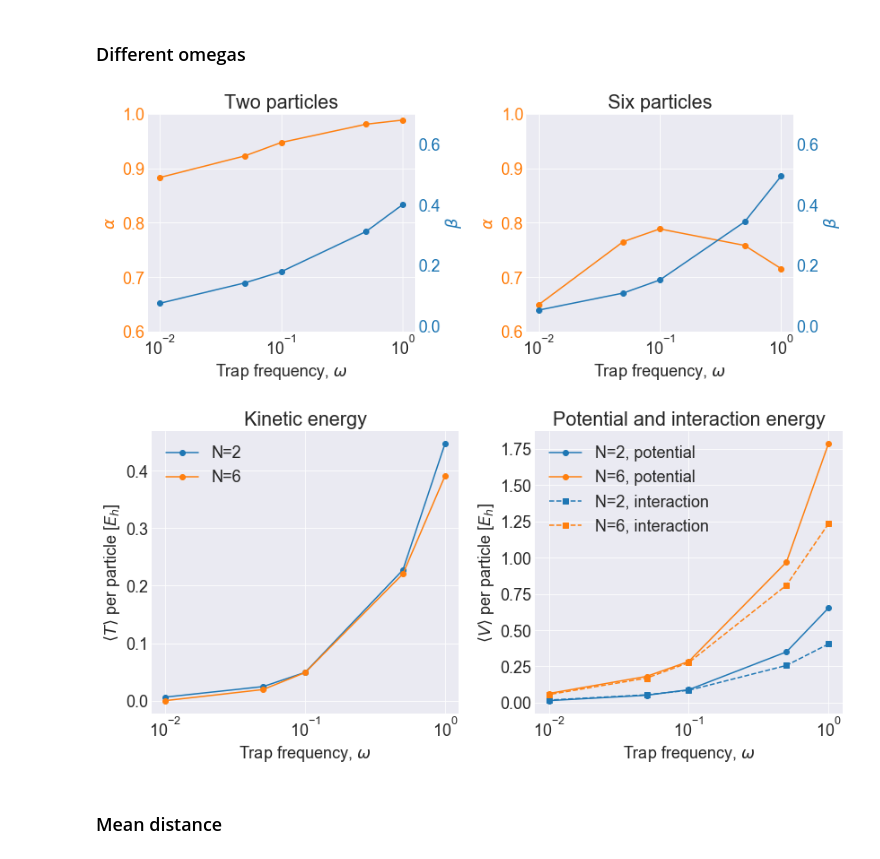
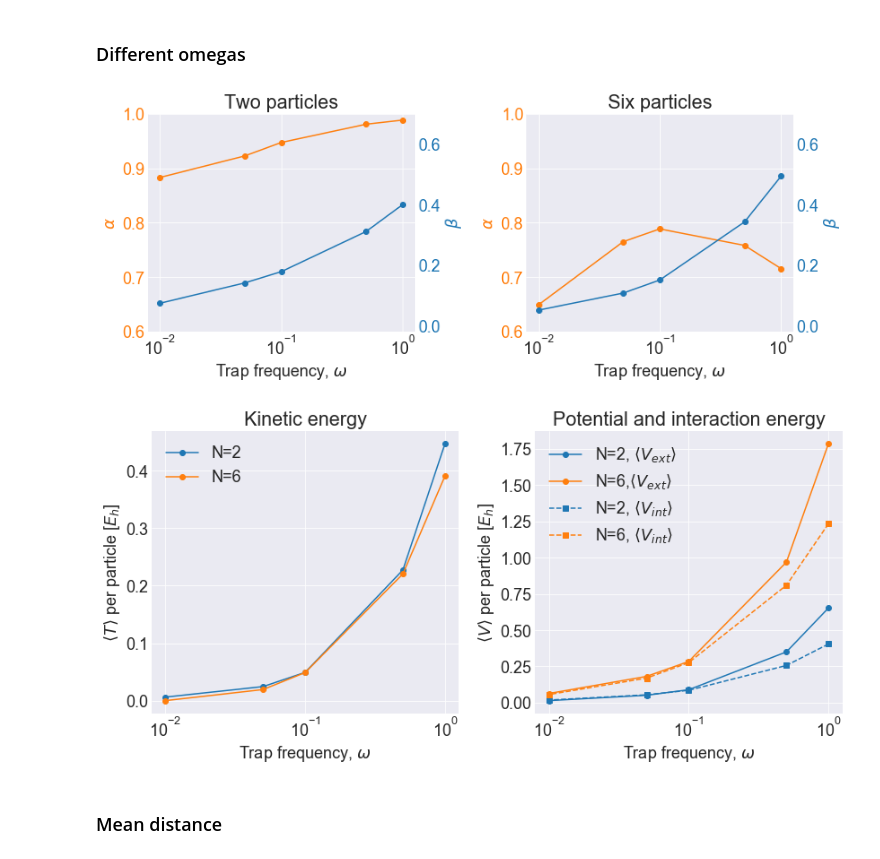
Before and after one commit to vildemjo/vmc_fermions, a Jupyter notebook: analysisscripts/plotting.ipynb, the cells around one changed output. Cells and saved outputs as stored; diff of their text form; code cells hidden in the pictures.

```diff
--- a/analysisscripts/plotting.ipynb
+++ b/analysisscripts/plotting.ipynb
@@ -403,38 +403,38 @@ ax1.set_title("Six particles")
 ax1.semilogx(omega,alpha_6,"o-", color="C1")
 ax1.set_ylabel("$\\alpha$", color="C1")
 ax2.semilogx(omega,beta_6,"o-")
 ax2.set_ylabel("$\\beta$", color= "C0")
 ax2.grid(False)
 ax1.set_ylim([0.6, 1.0])
 ax2.set_ylim([-0.02, 0.7])
 ax1.tick_params(axis='y', colors="C1")
 ax2.tick_params(axis='y', colors="C0")
 ax1.set_xlabel("Trap frequency, $\omega$")
 tight_layout()
 savefig("../Results/parameters_compared.png")
 
 figure(figsize=(12,6))
 subplot(1,2,1)
 title("Kinetic energy")
 semilogx(omega, array(E_kin)/2.0, "o-",  label="N=2")
 semilogx(omega, array(E_kin_6)/6.0, "o-",  label="N=6")
 xlabel("Trap frequency, $\omega$")
 ylabel("$\\left< T \\right>$ per particle [$E_h$]")
 legend()
 subplot(1,2,2)
 title("Potential and interaction energy")
-semilogx(omega, array(E_pot)/2.0, "o-",  label="N=2, potential")
-semilogx(omega, array(E_pot_6)/6.0, "o-",  label="N=6, potential")
-semilogx(omega, array(E_int)/2.0, "s--", color="C0",  label="N=2, interaction")
-semilogx(omega, array(E_int_6)/6.0, "s--", color="C1",  label="N=6, interaction")
+semilogx(omega, array(E_pot)/2.0, "o-",  label="N=2, $\\left< V_{ext} \\right> $")
+semilogx(omega, array(E_pot_6)/6.0, "o-",  label="N=6,$\\left< V_{ext} \\right> $")
+semilogx(omega, array(E_int)/2.0, "s--", color="C0",  label="N=2, $\\left< V_{int} \\right> $")
+semilogx(omega, array(E_int_6)/6.0, "s--", color="C1",  label="N=6, $\\left< V_{int} \\right> $")
 xlabel("Trap frequency, $\omega$")
 ylabel("$\\left< V \\right>$ per particle [$E_h$]")
 legend()
 tight_layout()
 savefig("../Results/energy_per_particle_compared.png")
 # %% [output]
 [figure]
-[figure, old version]
+[figure, new version]
 # %% [markdown]
 ### Mean distance
 # %%
```
Also changed, not shown: parts of 3 cells of this notebook, 18 other files.
